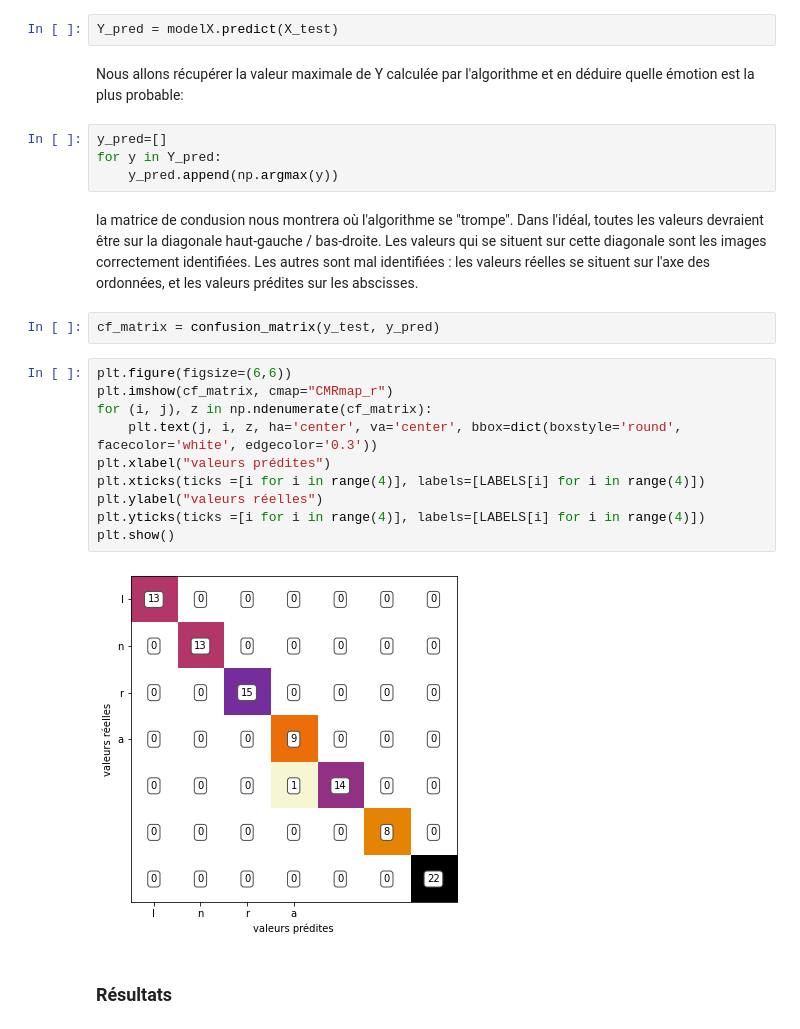
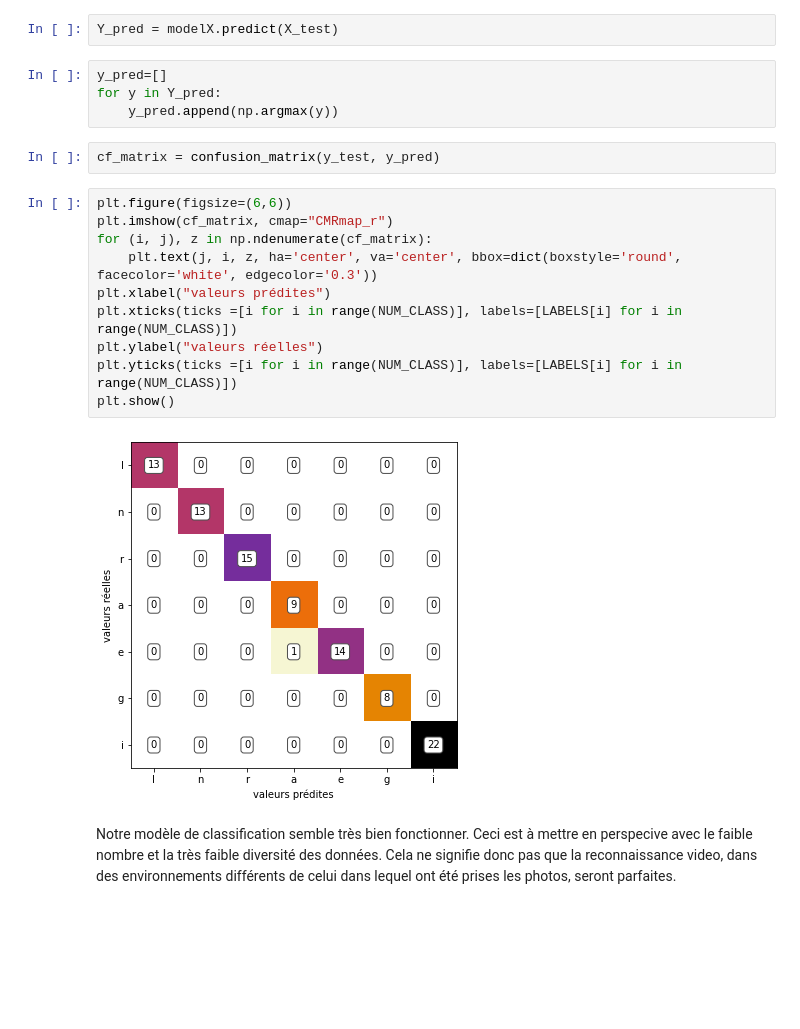
Before and after one commit to LueMar-R/P29_langage_signes_alphabet, a Jupyter notebook: 02_classification_signes.ipynb, the cells around one changed output. Cells and saved outputs as stored; diff of their text form; blank space fills up the shorter version.

```diff
--- a/02_classification_signes.ipynb
+++ b/02_classification_signes.ipynb
@@ -379,26 +349,22 @@ Nous allons voir les données prédites par notre algorithme sur les données de
 # %%
 Y_pred = modelX.predict(X_test)
-# %% [markdown]
-Nous allons récupérer la valeur maximale de Y calculée par l'algorithme et en déduire quelle émotion est la plus probable:
 # %%
 y_pred=[]
 for y in Y_pred:
     y_pred.append(np.argmax(y))
-# %% [markdown]
-la matrice de condusion nous montrera où l'algorithme se "trompe". Dans l'idéal, toutes les valeurs devraient être sur la diagonale haut-gauche / bas-droite. Les valeurs qui se situent sur cette diagonale sont les images correctement identifiées. Les autres sont mal identifiées : les valeurs réelles se situent sur l'axe des ordonnées, et les valeurs prédites sur les abscisses.
 # %%
 cf_matrix = confusion_matrix(y_test, y_pred)
 # %%
 plt.figure(figsize=(6,6))
 plt.imshow(cf_matrix, cmap="CMRmap_r")
 for (i, j), z in np.ndenumerate(cf_matrix):
     plt.text(j, i, z, ha='center', va='center', bbox=dict(boxstyle='round', facecolor='white', edgecolor='0.3'))
 plt.xlabel("valeurs prédites")
-plt.xticks(ticks =[i for i in range(4)], labels=[LABELS[i] for i in range(4)])
+plt.xticks(ticks =[i for i in range(NUM_CLASS)], labels=[LABELS[i] for i in range(NUM_CLASS)])
 plt.ylabel("valeurs réelles")
-plt.yticks(ticks =[i for i in range(4)], labels=[LABELS[i] for i in range(4)])
+plt.yticks(ticks =[i for i in range(NUM_CLASS)], labels=[LABELS[i] for i in range(NUM_CLASS)])
 plt.show()
 # %% [output]
-[figure, old version]
+[figure, new version]
-# %% [markdown]
-### <a id='5'>Résultats</a>
+# %% [markdown]
+Notre modèle de classification semble très bien fonctionner. Ceci est à mettre en perspecive avec le faible nombre et la très faible diversité des données. Cela ne signifie donc pas que la reconnaissance video, dans des environnements différents de celui dans lequel ont été prises les photos, seront parfaites.
```
Also changed, not shown: parts of 16 cells of this notebook.
